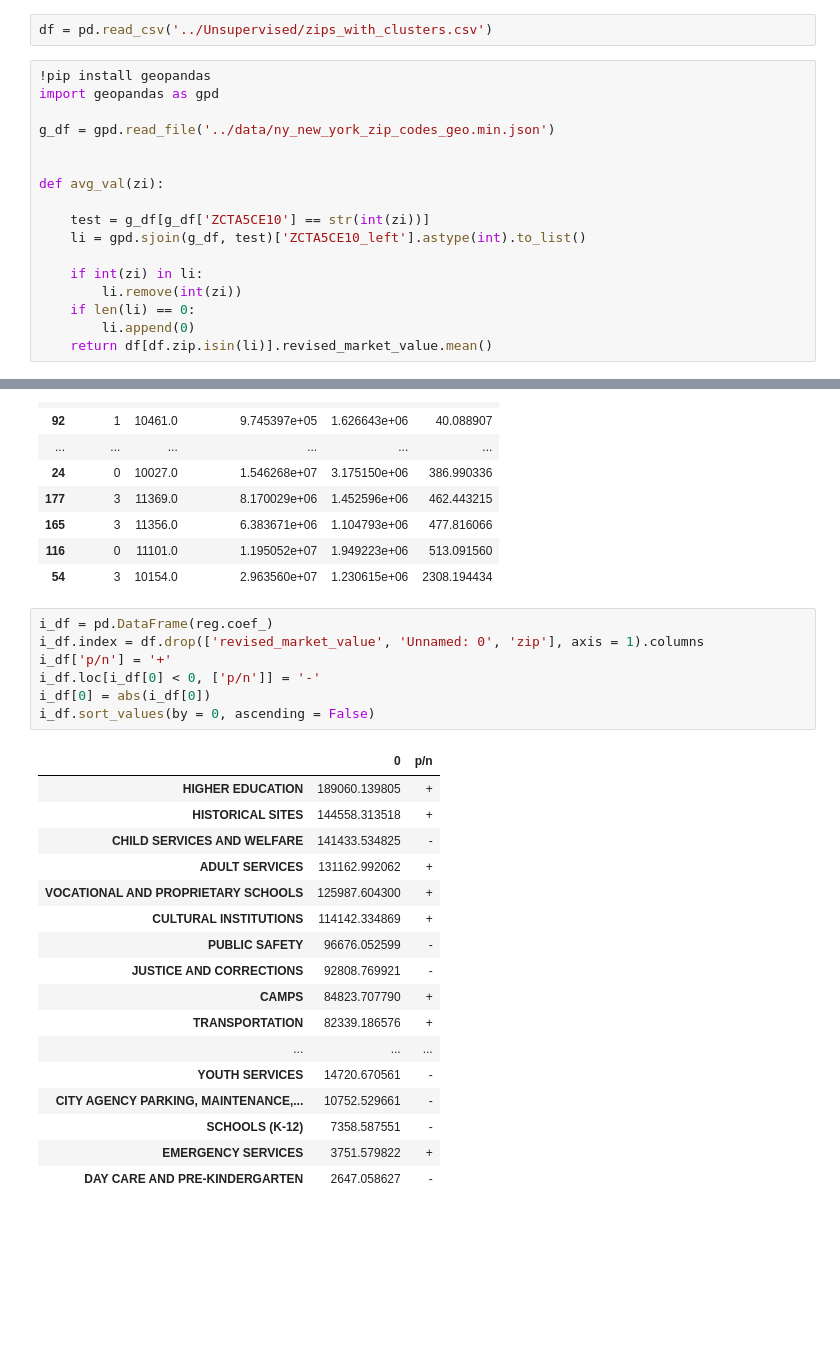
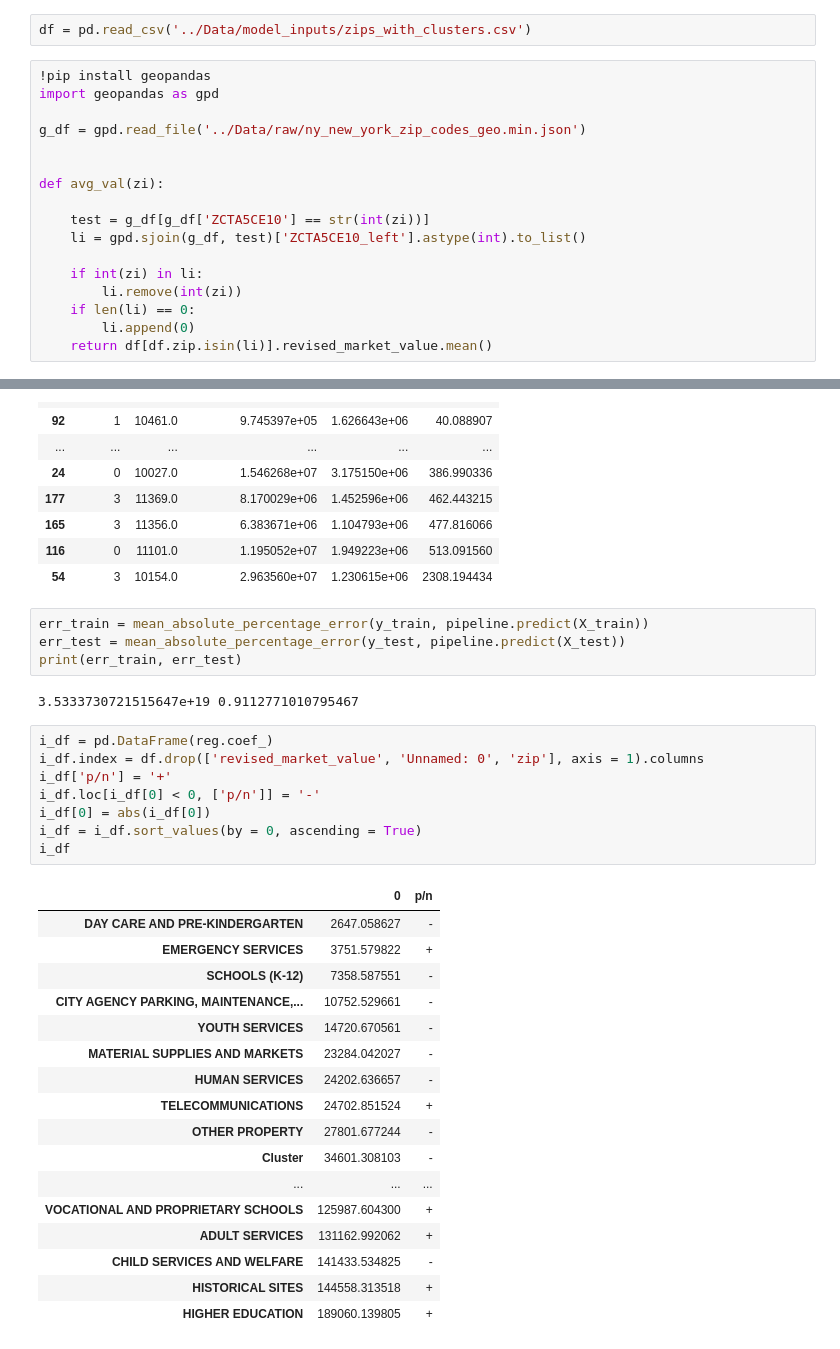
Before and after one commit to kellerl7/Capstone, a Jupyter notebook: notebooks/Supervised.ipynb, the cells around one changed output, grey strips where cells are left out. Cells and saved outputs as stored; diff of their text form; blank space fills up the shorter version.

```diff
--- a/notebooks/Supervised.ipynb
+++ b/notebooks/Supervised.ipynb
@@ -2,12 +2,12 @@
 import pandas as pd
 from sklearn.model_selection import train_test_split
 # %%
-df = pd.read_csv('../Unsupervised/zips_with_clusters.csv')
+df = pd.read_csv('../Data/model_inputs/zips_with_clusters.csv')
 # %%
 !pip install geopandas
 import geopandas as gpd
 
-g_df = gpd.read_file('../data/ny_new_york_zip_codes_geo.min.json')
+g_df = gpd.read_file('../Data/raw/ny_new_york_zip_codes_geo.min.json')
 
 
 def avg_val(zi):
@@ -136,28 +149,35 @@ m_comp.sort_values(by = 'err')
 | 165 | 3 | 11356.0 | 6.383671e+06 | 1.104793e+06 | 477.816066 |
 | 116 | 0 | 11101.0 | 1.195052e+07 | 1.949223e+06 | 513.091560 |
 | 54 | 3 | 10154.0 | 2.963560e+07 | 1.230615e+06 | 2308.194434 |
+# %%
+err_train = mean_absolute_percentage_error(y_train, pipeline.predict(X_train))
+err_test = mean_absolute_percentage_error(y_test, pipeline.predict(X_test))
+print(err_train, err_test)
+# %% [output]
+3.5333730721515647e+19 0.9112771010795467
 # %%
 i_df = pd.DataFrame(reg.coef_)
 i_df.index = df.drop(['revised_market_value', 'Unnamed: 0', 'zip'], axis = 1).columns
 i_df['p/n'] = '+'
 i_df.loc[i_df[0] < 0, ['p/n']] = '-'
 i_df[0] = abs(i_df[0])
-i_df.sort_values(by = 0, ascending = False)
+i_df = i_df.sort_values(by = 0, ascending = True)
+i_df
 # %% [output]
 |  | 0 | p/n |
+| DAY CARE AND PRE-KINDERGARTEN | 2647.058627 | - |
+| EMERGENCY SERVICES | 3751.579822 | + |
+| SCHOOLS (K-12) | 7358.587551 | - |
+| CITY AGENCY PARKING, MAINTENANCE,... | 10752.529661 | - |
+| YOUTH SERVICES | 14720.670561 | - |
+| MATERIAL SUPPLIES AND MARKETS | 23284.042027 | - |
+| HUMAN SERVICES | 24202.636657 | - |
+| TELECOMMUNICATIONS | 24702.851524 | + |
+| OTHER PROPERTY | 27801.677244 | - |
+| Cluster | 34601.308103 | - |
+| ... | ... | ... |
+| VOCATIONAL AND PROPRIETARY SCHOOLS | 125987.604300 | + |
+| ADULT SERVICES | 131162.992062 | + |
+| CHILD SERVICES AND WELFARE | 141433.534825 | - |
+| HISTORICAL SITES | 144558.313518 | + |
 | HIGHER EDUCATION | 189060.139805 | + |
-| HISTORICAL SITES | 144558.313518 | + |
-| CHILD SERVICES AND WELFARE | 141433.534825 | - |
-| ADULT SERVICES | 131162.992062 | + |
-| VOCATIONAL AND PROPRIETARY SCHOOLS | 125987.604300 | + |
-| CULTURAL INSTITUTIONS | 114142.334869 | + |
-| PUBLIC SAFETY | 96676.052599 | - |
-| JUSTICE AND CORRECTIONS | 92808.769921 | - |
-| CAMPS | 84823.707790 | + |
-| TRANSPORTATION | 82339.186576 | + |
-| ... | ... | ... |
-| YOUTH SERVICES | 14720.670561 | - |
-| CITY AGENCY PARKING, MAINTENANCE,... | 10752.529661 | - |
-| SCHOOLS (K-12) | 7358.587551 | - |
-| EMERGENCY SERVICES | 3751.579822 | + |
-| DAY CARE AND PRE-KINDERGARTEN | 2647.058627 | - |
```
Also changed, not shown: parts of 4 cells of this notebook, 1 other file.
